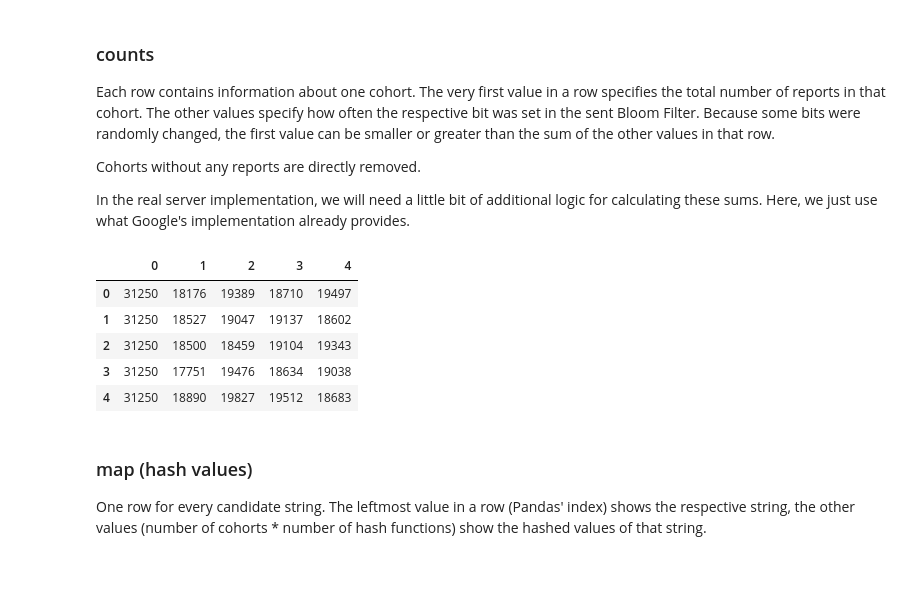
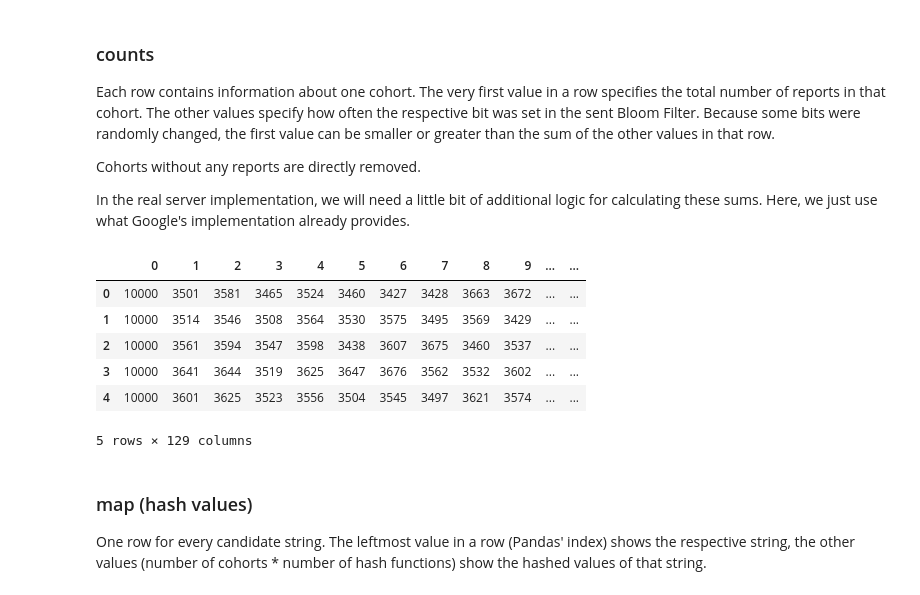
Before and after one commit to mozilla/rappor-aggregator, a Jupyter notebook: RAPPOR.ipynb, the cells around one changed output. Saved outputs shown, nothing was run; the diff lists cells and outputs as text; code cells hidden in the pictures.

```diff
--- a/RAPPOR.ipynb
+++ b/RAPPOR.ipynb
@@ -46,16 +62,21 @@ Cohorts without any reports are directly removed.
 
 In the real server implementation, we will need a little bit of additional logic for calculating these sums. Here, we just use what Google's implementation already provides.
 # %%
-counts = DataFrame.from_csv(COUNTS_PATH, header=None, index_col=None)
-counts = counts[counts[0] != 0]
-counts.head()
+def load_counts(path):
+    counts = DataFrame.from_csv(path, header=None, index_col=None)
+    counts = counts[counts[0] != 0]
+    return counts
-# %% [output]
-|  | 0 | 1 | 2 | 3 | 4 |
-| 0 | 31250 | 18176 | 19389 | 18710 | 19497 |
-| 1 | 31250 | 18527 | 19047 | 19137 | 18602 |
-| 2 | 31250 | 18500 | 18459 | 19104 | 19343 |
-| 3 | 31250 | 17751 | 19476 | 18634 | 19038 |
-| 4 | 31250 | 18890 | 19827 | 19512 | 18683 |
+# %%
+counts = load_counts(COUNTS_PATH)
+counts.head()
+# %% [output]
+|  | 0 | 1 | 2 | 3 | 4 | 5 | 6 | 7 | 8 | 9 | ... | ... |
+| 0 | 10000 | 3501 | 3581 | 3465 | 3524 | 3460 | 3427 | 3428 | 3663 | 3672 | ... | ... |
+| 1 | 10000 | 3514 | 3546 | 3508 | 3564 | 3530 | 3575 | 3495 | 3569 | 3429 | ... | ... |
+| 2 | 10000 | 3561 | 3594 | 3547 | 3598 | 3438 | 3607 | 3675 | 3460 | 3537 | ... | ... |
+| 3 | 10000 | 3641 | 3644 | 3519 | 3625 | 3647 | 3676 | 3562 | 3532 | 3602 | ... | ... |
+| 4 | 10000 | 3601 | 3625 | 3523 | 3556 | 3504 | 3545 | 3497 | 3621 | 3574 | ... | ... |
+5 rows × 129 columns
 # %% [markdown]
 ### map (hash values)
 
```
Also changed, not shown: parts of 73 cells of this notebook.
